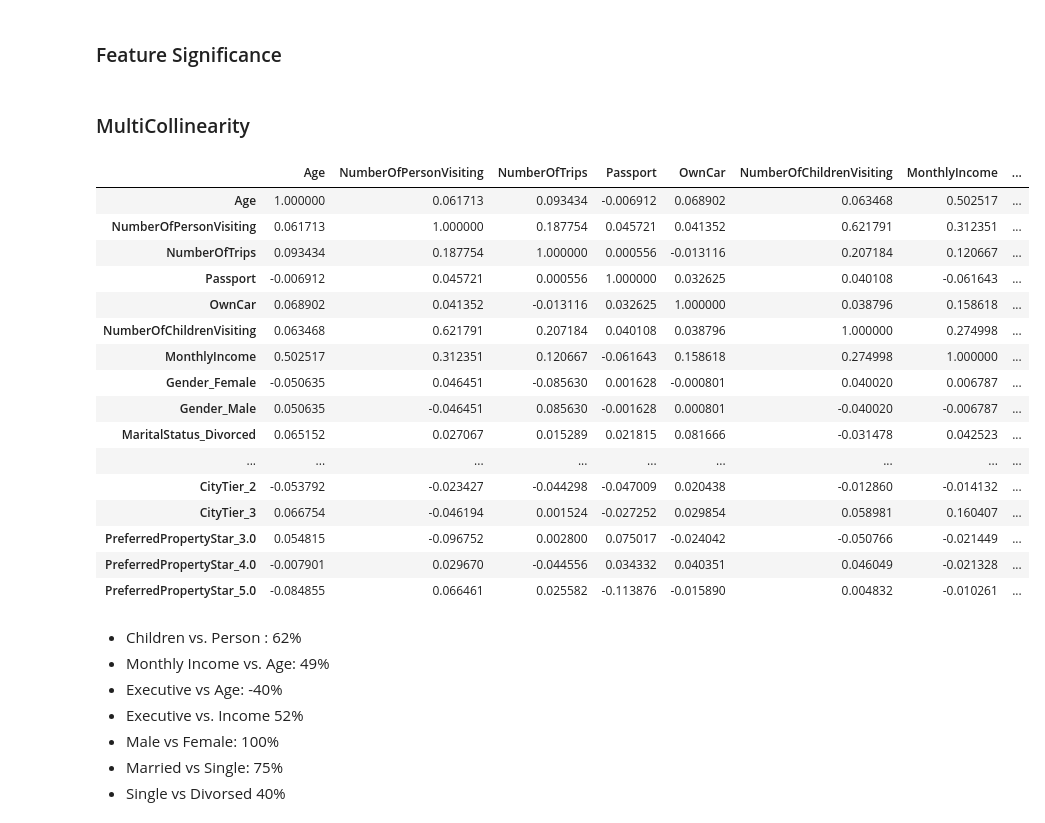
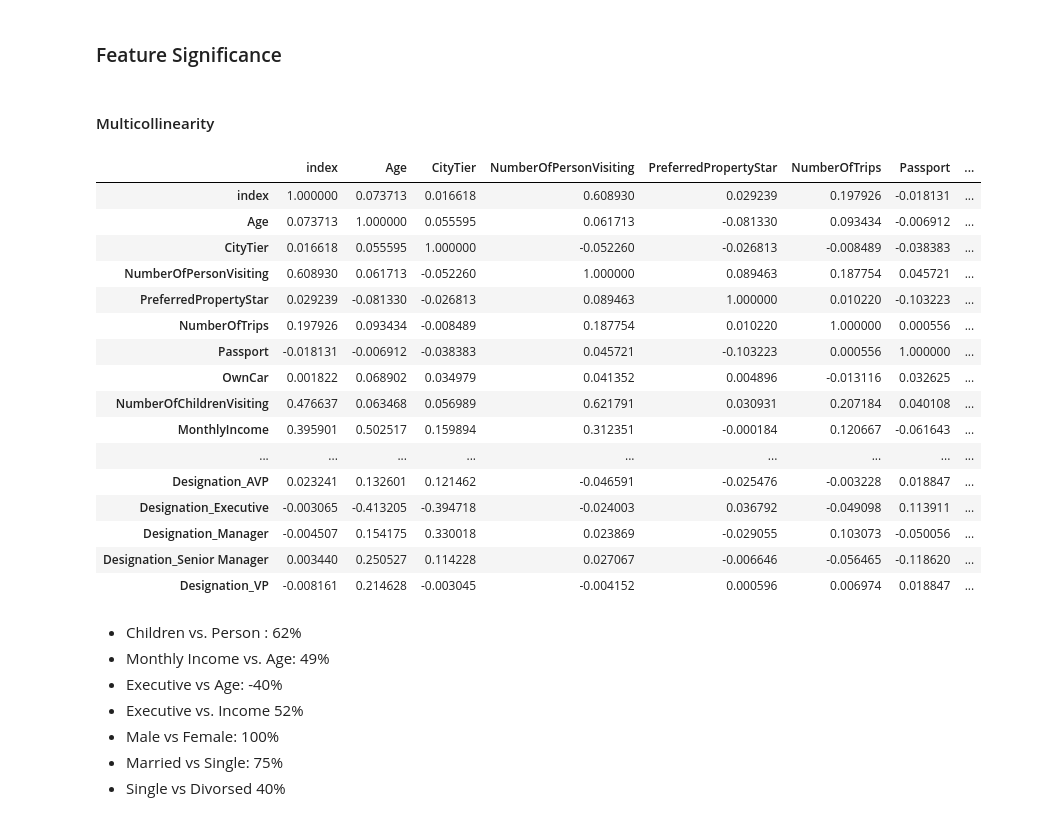
Before and after one commit to chabazite/Tourism_recommendations, a Jupyter notebook: notebooks/3.0_ASI_Modeling.ipynb, the cells around one changed output. Cells and saved outputs as stored; diff of their text form; code cells hidden in the pictures.

```diff
--- a/notebooks/3.0_ASI_Modeling.ipynb
+++ b/notebooks/3.0_ASI_Modeling.ipynb
@@ -46,6 +45,10 @@ tourism_df.drop(columns= ['TypeofContact','DurationOfPitch','NumberOfFollowups',
 
 tourism_df = tourism_df[tourism_df['ProdTaken'] == 1].reset_index()
 tourism_df.drop(columns = ['ProdTaken', 'CustomerID'], axis=1,inplace=True)
+# %%
+#remove Designation from the model as it was a 1:1 with the dependent variable, so it will train the model poorly.
+
+tourism_df.drop(columns = ['Designation'], axis=1,inplace=True)
 # %%
 # dropping the Occupation column because the values are clear, they are imbalanced, and could have led to confusion during the process (do they work at a large business or own a large business? Where is hourly? etc.)
 tourism_df.drop(columns = ['Occupation'], axis=1,inplace=True)
@@ -214,28 +210,29 @@ Mean F1 weighted: 0.99670
 # %% [markdown]
 ### Feature Significance
 # %% [markdown]
-### MultiCollinearity
+#### Multicollinearity
 # %%
-corr=X_df.corr()
+tourism_df1 = pd.get_dummies(tourism_df)
+corr=tourism_df1.corr()
 corr.style.background_gradient(cmap='coolwarm')
 # %% [output]
-|  | Age | NumberOfPersonVisiting | NumberOfTrips | Passport | OwnCar | NumberOfChildrenVisiting | MonthlyIncome | ... |
-| Age | 1.000000 | 0.061713 | 0.093434 | -0.006912 | 0.068902 | 0.063468 | 0.502517 | ... |
-| NumberOfPersonVisiting | 0.061713 | 1.000000 | 0.187754 | 0.045721 | 0.041352 | 0.621791 | 0.312351 | ... |
-| NumberOfTrips | 0.093434 | 0.187754 | 1.000000 | 0.000556 | -0.013116 | 0.207184 | 0.120667 | ... |
-| Passport | -0.006912 | 0.045721 | 0.000556 | 1.000000 | 0.032625 | 0.040108 | -0.061643 | ... |
-| OwnCar | 0.068902 | 0.041352 | -0.013116 | 0.032625 | 1.000000 | 0.038796 | 0.158618 | ... |
-| NumberOfChildrenVisiting | 0.063468 | 0.621791 | 0.207184 | 0.040108 | 0.038796 | 1.000000 | 0.274998 | ... |
-| MonthlyIncome | 0.502517 | 0.312351 | 0.120667 | -0.061643 | 0.158618 | 0.274998 | 1.000000 | ... |
-| Gender_Female | -0.050635 | 0.046451 | -0.085630 | 0.001628 | -0.000801 | 0.040020 | 0.006787 | ... |
-| Gender_Male | 0.050635 | -0.046451 | 0.085630 | -0.001628 | 0.000801 | -0.040020 | -0.006787 | ... |
-| MaritalStatus_Divorced | 0.065152 | 0.027067 | 0.015289 | 0.021815 | 0.081666 | -0.031478 | 0.042523 | ... |
+|  | index | Age | CityTier | NumberOfPersonVisiting | PreferredPropertyStar | NumberOfTrips | Passport | ... |
+| index | 1.000000 | 0.073713 | 0.016618 | 0.608930 | 0.029239 | 0.197926 | -0.018131 | ... |
+| Age | 0.073713 | 1.000000 | 0.055595 | 0.061713 | -0.081330 | 0.093434 | -0.006912 | ... |
+| CityTier | 0.016618 | 0.055595 | 1.000000 | -0.052260 | -0.026813 | -0.008489 | -0.038383 | ... |
+| NumberOfPersonVisiting | 0.608930 | 0.061713 | -0.052260 | 1.000000 | 0.089463 | 0.187754 | 0.045721 | ... |
+| PreferredPropertyStar | 0.029239 | -0.081330 | -0.026813 | 0.089463 | 1.000000 | 0.010220 | -0.103223 | ... |
+| NumberOfTrips | 0.197926 | 0.093434 | -0.008489 | 0.187754 | 0.010220 | 1.000000 | 0.000556 | ... |
+| Passport | -0.018131 | -0.006912 | -0.038383 | 0.045721 | -0.103223 | 0.000556 | 1.000000 | ... |
+| OwnCar | 0.001822 | 0.068902 | 0.034979 | 0.041352 | 0.004896 | -0.013116 | 0.032625 | ... |
+| NumberOfChildrenVisiting | 0.476637 | 0.063468 | 0.056989 | 0.621791 | 0.030931 | 0.207184 | 0.040108 | ... |
+| MonthlyIncome | 0.395901 | 0.502517 | 0.159894 | 0.312351 | -0.000184 | 0.120667 | -0.061643 | ... |
 | ... | ... | ... | ... | ... | ... | ... | ... | ... |
-| CityTier_2 | -0.053792 | -0.023427 | -0.044298 | -0.047009 | 0.020438 | -0.012860 | -0.014132 | ... |
-| CityTier_3 | 0.066754 | -0.046194 | 0.001524 | -0.027252 | 0.029854 | 0.058981 | 0.160407 | ... |
-| PreferredPropertyStar_3.0 | 0.054815 | -0.096752 | 0.002800 | 0.075017 | -0.024042 | -0.050766 | -0.021449 | ... |
-| PreferredPropertyStar_4.0 | -0.007901 | 0.029670 | -0.044556 | 0.034332 | 0.040351 | 0.046049 | -0.021328 | ... |
-| PreferredPropertyStar_5.0 | -0.084855 | 0.066461 | 0.025582 | -0.113876 | -0.015890 | 0.004832 | -0.010261 | ... |
+| Designation_AVP | 0.023241 | 0.132601 | 0.121462 | -0.046591 | -0.025476 | -0.003228 | 0.018847 | ... |
+| Designation_Executive | -0.003065 | -0.413205 | -0.394718 | -0.024003 | 0.036792 | -0.049098 | 0.113911 | ... |
+| Designation_Manager | -0.004507 | 0.154175 | 0.330018 | 0.023869 | -0.029055 | 0.103073 | -0.050056 | ... |
+| Designation_Senior Manager | 0.003440 | 0.250527 | 0.114228 | 0.027067 | -0.006646 | -0.056465 | -0.118620 | ... |
+| Designation_VP | -0.008161 | 0.214628 | -0.003045 | -0.004152 | 0.000596 | 0.006974 | 0.018847 | ... |
 # %% [markdown]
 - Children vs. Person : 62%
 - Monthly Income vs. Age: 49%
```
Also changed, not shown: parts of 8 cells of this notebook.
